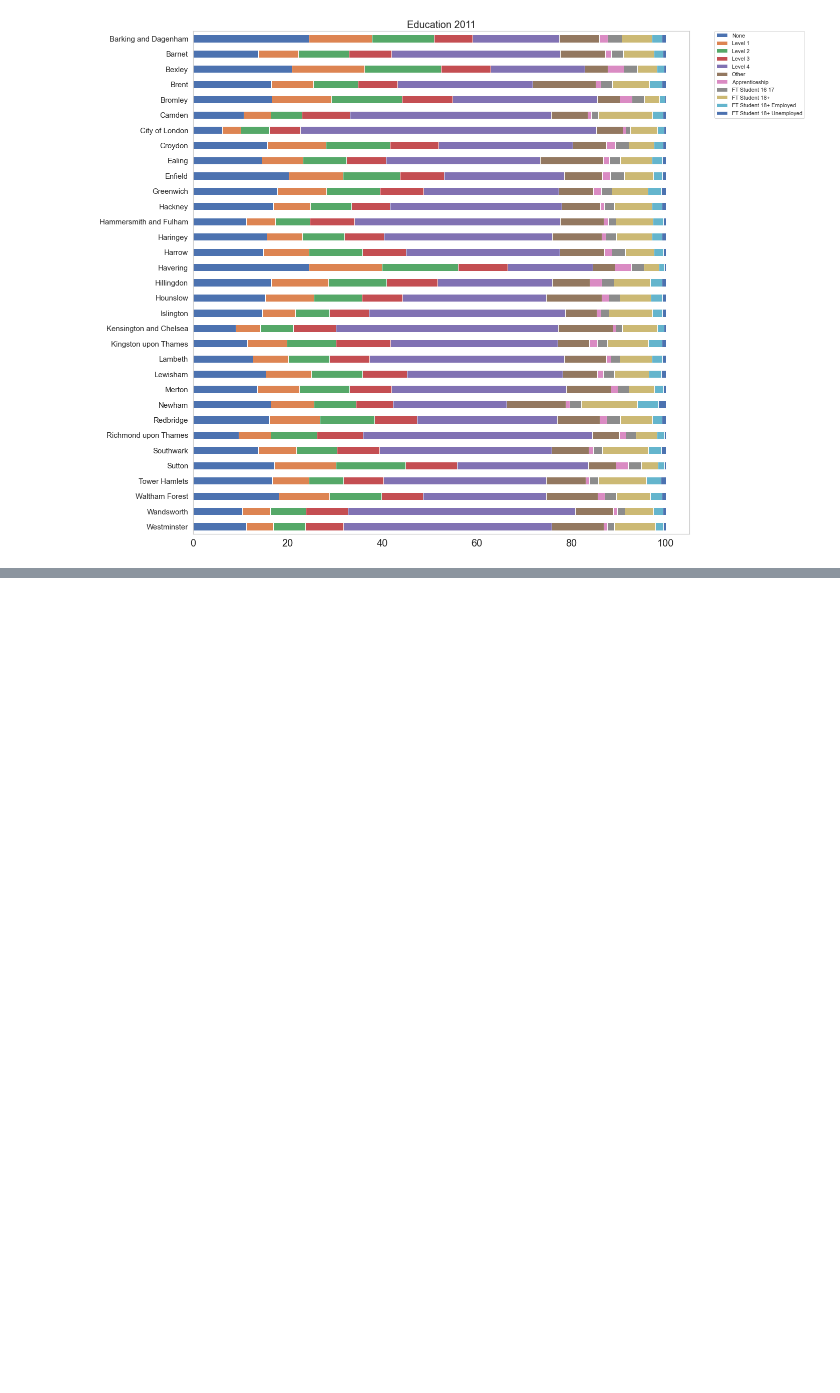
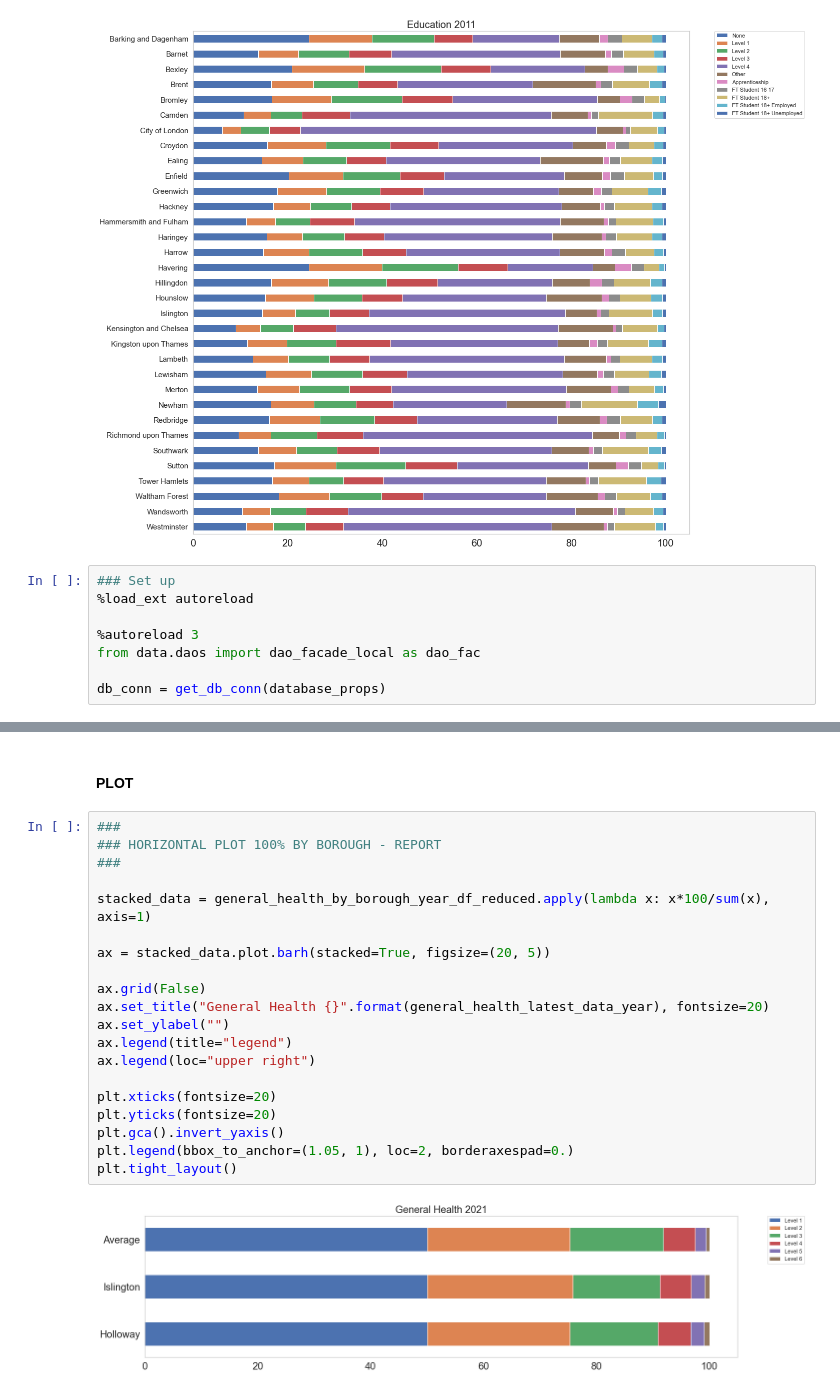
Before and after one commit to neal-bamford/sd-map-streamlit, a Jupyter notebook: SD_Map_Dev.ipynb, the cells around one changed output, grey strips where cells are left out. Saved outputs shown, nothing was run; the diff lists cells and outputs as text; blank space fills up the shorter version.

Commit message:
general health added

```diff
--- a/SD_Map_Dev.ipynb
+++ b/SD_Map_Dev.ipynb
@@ -1105,3 +1124,11 @@ plt.legend(bbox_to_anchor=(1.05, 1), loc=2, borderaxespad=0.)
 plt.tight_layout()
 # %% [output]
 [figure]
+# %%
+### Set up
+%load_ext autoreload
+
+%autoreload 3
+from data.daos import dao_facade_local as dao_fac
+
+db_conn = get_db_conn(database_props)
@@ -1107,0 +1245,24 @@ plt.tight_layout()
+# %% [markdown]
+#### PLOT
+# %%
+###
+### HORIZONTAL PLOT 100% BY BOROUGH - REPORT
+###
+
+stacked_data = general_health_by_borough_year_df_reduced.apply(lambda x: x*100/sum(x), axis=1)
+
+ax = stacked_data.plot.barh(stacked=True, figsize=(20, 5))
+
+ax.grid(False)
+ax.set_title("General Health {}".format(general_health_latest_data_year), fontsize=20)
+ax.set_ylabel("")
+ax.legend(title="legend")
+ax.legend(loc="upper right")
+
+plt.xticks(fontsize=20)
+plt.yticks(fontsize=20)
+plt.gca().invert_yaxis()
+plt.legend(bbox_to_anchor=(1.05, 1), loc=2, borderaxespad=0.)
+plt.tight_layout()
+# %% [output]
+[figure, added]
```
Also changed, not shown: parts of 11 cells of this notebook, 10 other files.
